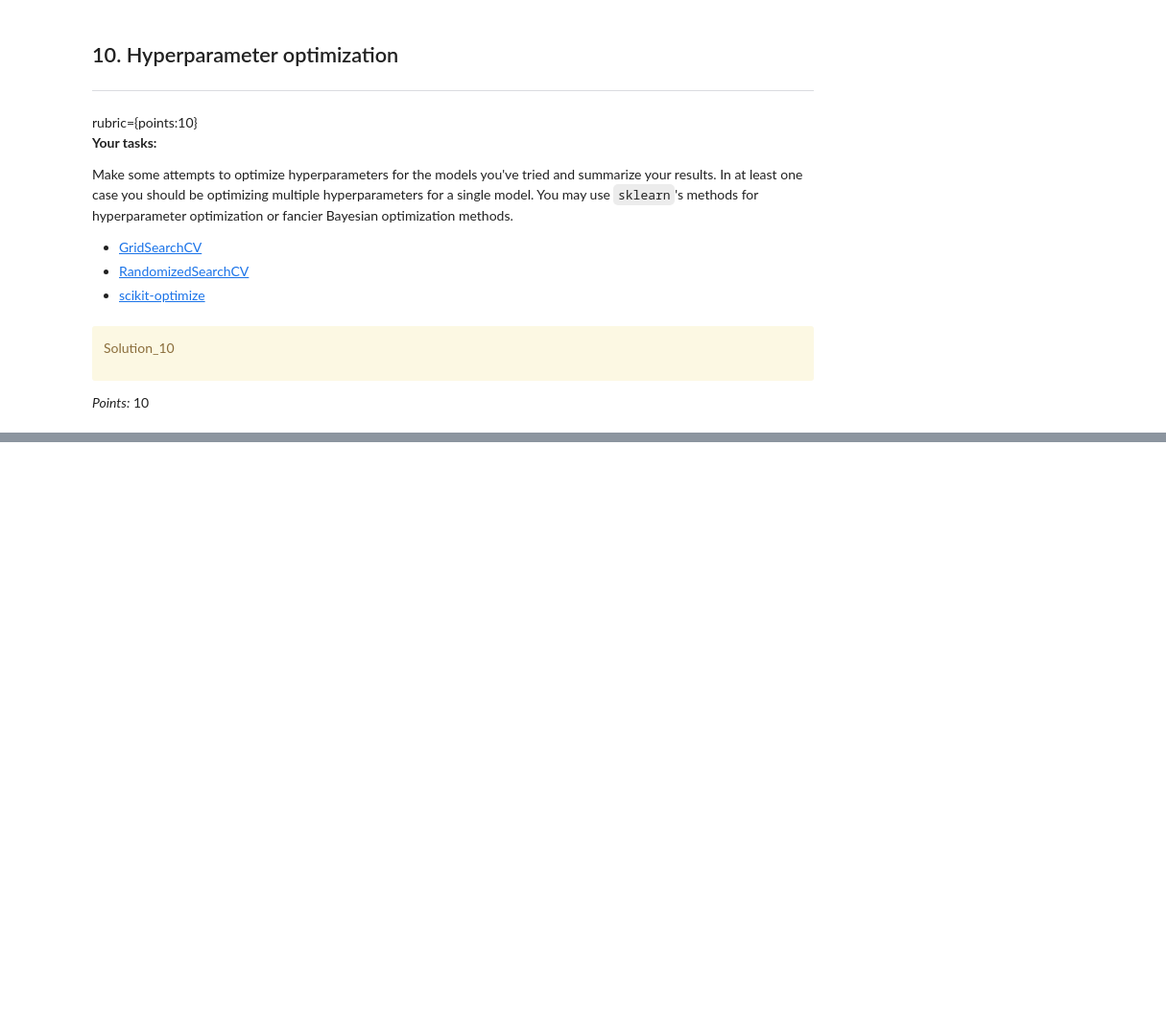
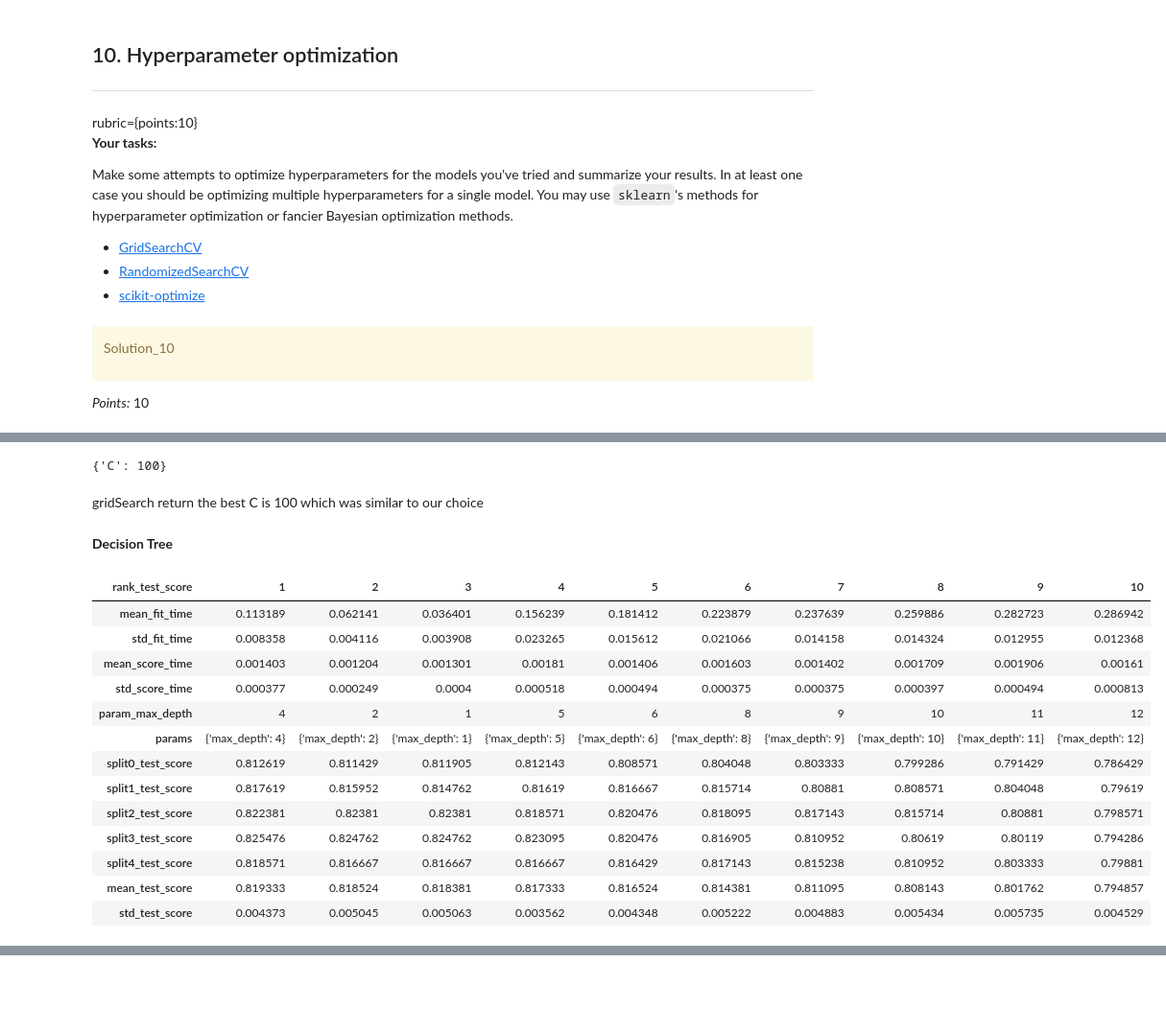
Before and after one commit to Felixxitran/cpsc330_hw5, a Jupyter notebook: hw5.ipynb, the cells around one changed output, grey strips where cells are left out. Shown at 96% size. Saved outputs shown, nothing was run; the diff lists cells and outputs as text; code cells hidden in the pictures; blank space fills up the shorter version.

```diff
--- a/hw5.ipynb
+++ b/hw5.ipynb
@@ -336,0 +478,9 @@ _Points:_ 10
+# %%
+ct = make_column_transformer(
+    (StandardScaler(), numeric_features),
+    ('passthrough', passthrough_features),
+    ('drop', drop_features),
+)
+# %%
+X_train_transformed = ct.fit_transform(X_train)
+X_test_transformed = ct.transform(X_test)
@@ -497,0 +966,12 @@ _Type your answer here, replacing this text._
+# %%
+lr = LogisticRegression()
+param_grid = {
+    'C': [0.001, 0.01, 0.1, 1.0, 10, 100, 1000]
+}
+
+grid_search = GridSearchCV(
+    lr, param_grid, n_jobs = -1, cv = 5, return_train_score = True,
+)
+
+grid_search.fit(X_train_transformed, y_train)
+pd.DataFrame(grid_search.cv_results_).set_index('rank_test_score').sort_index().T
@@ -497,0 +1011,34 @@ _Type your answer here, replacing this text._
+# %%
+best_params = grid_search.best_params_
+best_params
+# %% [output]
+{'C': 100}
+# %% [markdown]
+gridSearch return the best C is 100 which was similar to our choice
+# %% [markdown]
+**Decision Tree**
+# %%
+decision_tree = DecisionTreeClassifier()
+param_grid = {"max_depth": np.arange(1, 16)}
+
+random_search = RandomizedSearchCV(
+    decision_tree, param_grid, n_jobs = -1, n_iter = 10, random_state = 123,
+)
+
+random_search.fit(X_train_transformed, y_train)
+pd.DataFrame(random_search.cv_results_).set_index('rank_test_score').sort_index().T
+# %% [output]
+| rank_test_score | 1 | 2 | 3 | 4 | 5 | 6 | 7 | 8 | 9 | 10 |
+| mean_fit_time | 0.113189 | 0.062141 | 0.036401 | 0.156239 | 0.181412 | 0.223879 | 0.237639 | 0.259886 | 0.282723 | 0.286942 |
+| std_fit_time | 0.008358 | 0.004116 | 0.003908 | 0.023265 | 0.015612 | 0.021066 | 0.014158 | 0.014324 | 0.012955 | 0.012368 |
+| mean_score_time | 0.001403 | 0.001204 | 0.001301 | 0.00181 | 0.001406 | 0.001603 | 0.001402 | 0.001709 | 0.001906 | 0.00161 |
+| std_score_time | 0.000377 | 0.000249 | 0.0004 | 0.000518 | 0.000494 | 0.000375 | 0.000375 | 0.000397 | 0.000494 | 0.000813 |
+| param_max_depth | 4 | 2 | 1 | 5 | 6 | 8 | 9 | 10 | 11 | 12 |
+| params | {'max_depth': 4} | {'max_depth': 2} | {'max_depth': 1} | {'max_depth': 5} | {'max_depth': 6} | {'max_depth': 8} | {'max_depth': 9} | {'max_depth': 10} | {'max_depth': 11} | {'max_depth': 12} |
+| split0_test_score | 0.812619 | 0.811429 | 0.811905 | 0.812143 | 0.808571 | 0.804048 | 0.803333 | 0.799286 | 0.791429 | 0.786429 |
+| split1_test_score | 0.817619 | 0.815952 | 0.814762 | 0.81619 | 0.816667 | 0.815714 | 0.80881 | 0.808571 | 0.804048 | 0.79619 |
+| split2_test_score | 0.822381 | 0.82381 | 0.82381 | 0.818571 | 0.820476 | 0.818095 | 0.817143 | 0.815714 | 0.80881 | 0.798571 |
+| split3_test_score | 0.825476 | 0.824762 | 0.824762 | 0.823095 | 0.820476 | 0.816905 | 0.810952 | 0.80619 | 0.80119 | 0.794286 |
+| split4_test_score | 0.818571 | 0.816667 | 0.816667 | 0.816667 | 0.816429 | 0.817143 | 0.815238 | 0.810952 | 0.803333 | 0.79881 |
+| mean_test_score | 0.819333 | 0.818524 | 0.818381 | 0.817333 | 0.816524 | 0.814381 | 0.811095 | 0.808143 | 0.801762 | 0.794857 |
+| std_test_score | 0.004373 | 0.005045 | 0.005063 | 0.003562 | 0.004348 | 0.005222 | 0.004883 | 0.005434 | 0.005735 | 0.004529 |
```
Also changed, not shown: parts of 110 cells of this notebook, 1 other file.
